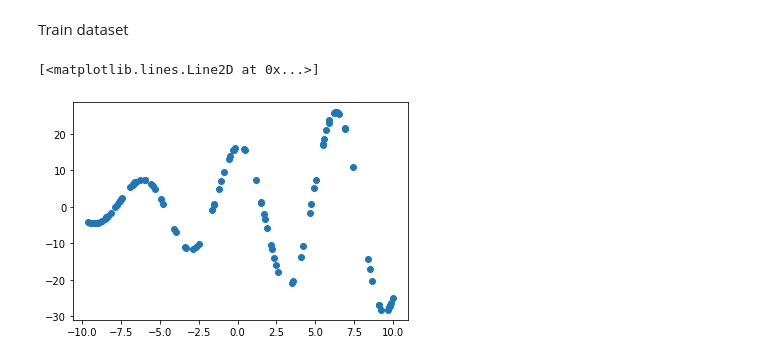
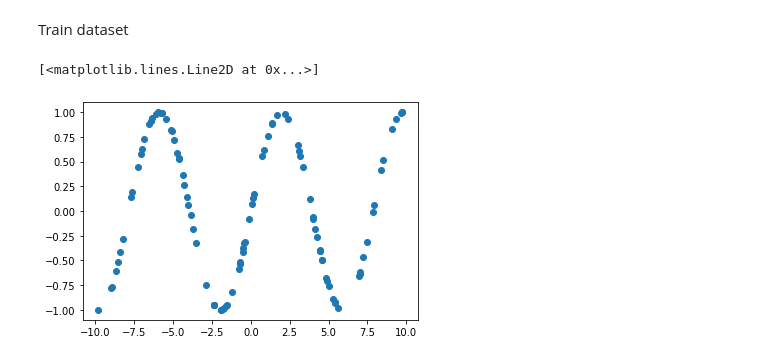
Before and after one commit to DenZaytsev/PyTorch_practice, a Jupyter notebook: test.ipynb, the cells around one changed output. Cells and saved outputs as stored; diff of their text form; code cells hidden in the pictures.

```diff
--- a/test.ipynb
+++ b/test.ipynb
@@ -11,14 +13,14 @@ Train dataset
 # %%
 x_train = torch.rand(100)
 x_train = x_train * 20.0 - 10.0
 
 def func(x):
-  return (torch.sigmoid(x * 0.2) / 0.03 * torch.cos(x))
+  return torch.sin(0.8*x)
 
-y_train =func(x_train)
+y_train = func(x_train)
 
 plt.plot(x_train.numpy(), y_train.numpy(),'o')
 # %% [output]
 [<matplotlib.lines.Line2D at 0x...>]
-[figure, old version]
+[figure, new version]
 # %%
```
Also changed, not shown: parts of 15 cells of this notebook.
